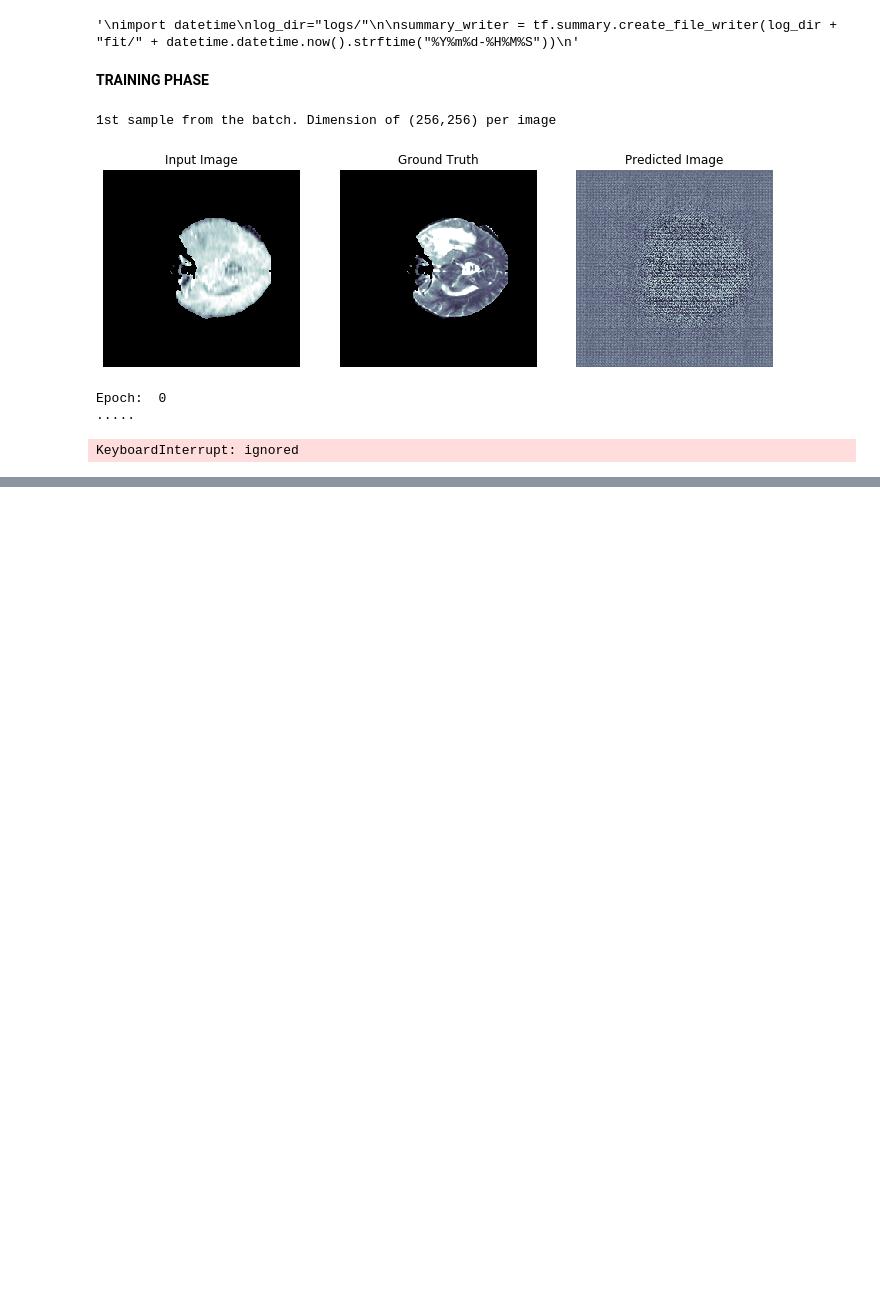
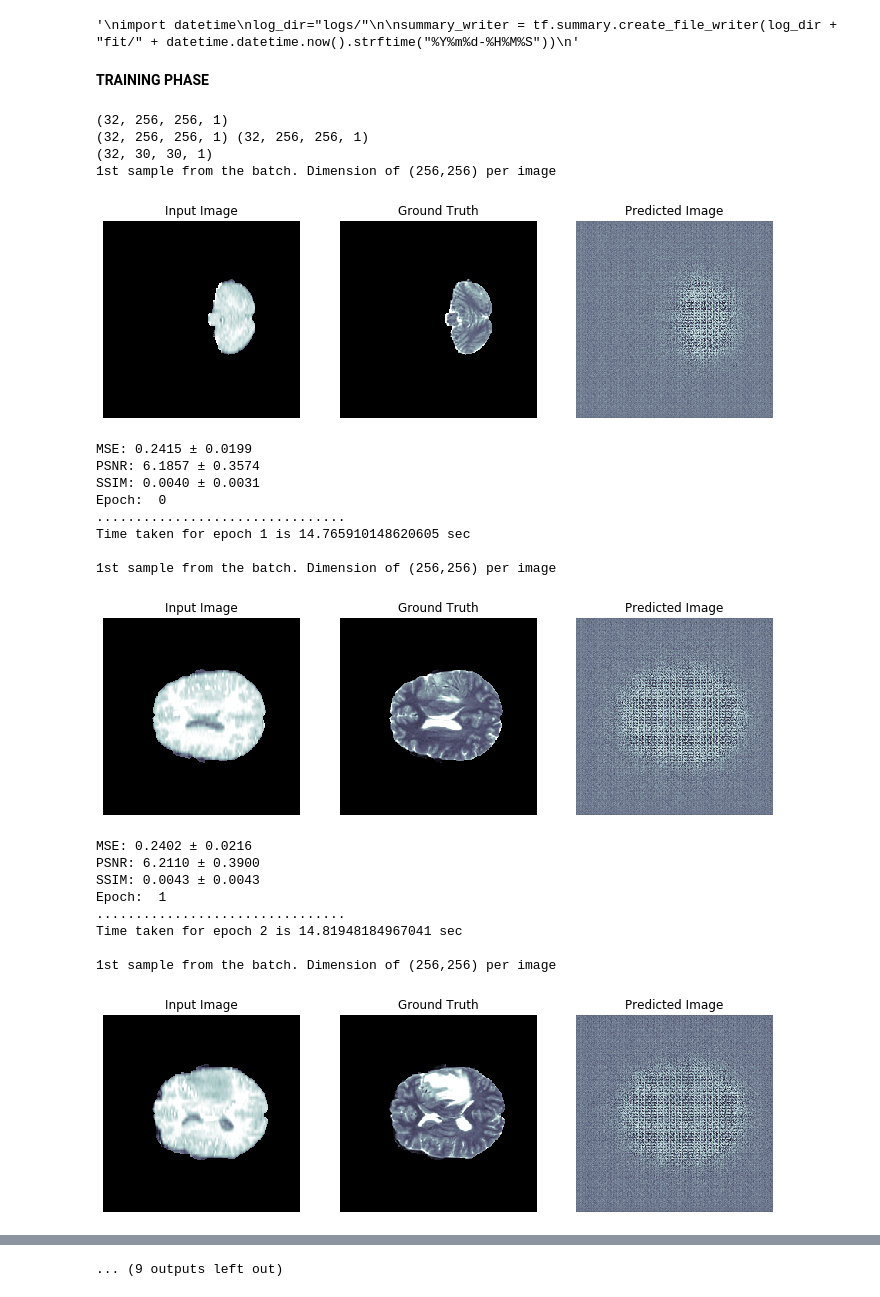
Before and after one commit to EmanuelAlogna/Brain-MRI-generation-using-GANs, a Jupyter notebook: src/MRI_generation_with_pix2pix(P2P_t2).ipynb, the cells around one changed output, grey strips where cells are left out. Drawn from its saved outputs; the diff is of its cells as text; code cells hidden in the pictures; blank space fills up the shorter version.

```diff
--- a/src/MRI_generation_with_pix2pix(P2P_t2).ipynb
+++ b/src/MRI_generation_with_pix2pix(P2P_t2).ipynb
@@ -430,8 +434,11 @@ prediction = generate_images(generator, inp, ground_truth, False)
 
 prediction_normalized = normalize(prediction)
 # MSE, PSNR, SSIM
-compute_mse(ground_truth, prediction_normalized)
-compute_psnr(ground_truth, prediction_normalized)
-compute_ssim(ground_truth, prediction_normalized)
+mean, std = compute_mse(ground_truth, prediction_normalized)
+print("MSE: {} ± {}".format((f'{mean:.4f}'), (f'{std:.4f}')))
+mean, std = compute_psnr(ground_truth, prediction_normalized)
+print("PSNR: {} ± {}".format((f'{mean:.4f}'), (f'{std:.4f}')))
+mean, std = compute_ssim(ground_truth, prediction_normalized)
+print("SSIM: {} ± {}".format((f'{mean:.4f}'), (f'{std:.4f}')))
 # %% [output]
 1st sample from the batch. Dimension of (256,256) per image
@@ -606,7 +614,7 @@ def fit(train_ds, epochs, test_ds):
             example_input, example_target = take_images_from_raw(raw_record)
             prediction = generate_images(generator, example_input, example_target, True)
 
-            """
+
             prediction_normalized = normalize(prediction)
             # MSE, PSNR, SSIM
             mean, std = compute_mse(ground_truth, prediction_normalized)
@@ -615,7 +623,7 @@ def fit(train_ds, epochs, test_ds):
             print("PSNR: {} ± {}".format((f'{mean:.4f}'), (f'{std:.4f}')))
             mean, std = compute_ssim(ground_truth, prediction_normalized)
             print("SSIM: {} ± {}".format((f'{mean:.4f}'), (f'{std:.4f}')))
-            """
+
 
         print("Epoch: ", epoch)
         # Train
@@ -660,15 +668,33 @@ tf.keras.backend.clear_session()  # For easy reset of notebook state.
 # %%
 EPOCHS = 10
 
 #training, validation, testing = load_datasets() # I'll use this in case I get stuck with the cache.
 # Initialize the models, so that I don't have to restart the runtime again.
-#generator = Generator()
-#discriminator = Discriminator()
+generator = Generator()
+discriminator = Discriminator()
 
 fit(training, EPOCHS, testing)
 # %% [output]
+(32, 256, 256, 1)
+(32, 256, 256, 1) (32, 256, 256, 1)
+(32, 30, 30, 1)
 1st sample from the batch. Dimension of (256,256) per image
-[figure, old version]
+[figure, new version]
+MSE: 0.2415 ± 0.0199
+PSNR: 6.1857 ± 0.3574
+SSIM: 0.0040 ± 0.0031
 Epoch:  0
-.....
+................................
+Time taken for epoch 1 is 14.765910148620605 sec
+
+1st sample from the batch. Dimension of (256,256) per image
+[figure, added]
-KeyboardInterrupt: ignored
+MSE: 0.2402 ± 0.0216
+PSNR: 6.2110 ± 0.3900
+SSIM: 0.0043 ± 0.0043
+Epoch:  1
+................................
+Time taken for epoch 2 is 14.81948184967041 sec
+
+1st sample from the batch. Dimension of (256,256) per image
+[figure, added]
@@ -675,3 +728,4 @@ KeyboardInterrupt: ignored
+... (9 outputs left out)
 # %%
 # in the testing there are 28 patients so 128*28 = 3584 samples
 # each samples has then all the scans defined in the load_dataset (up to 4 scans + the segmented area)
```
Also changed, not shown: parts of 6 cells of this notebook.
